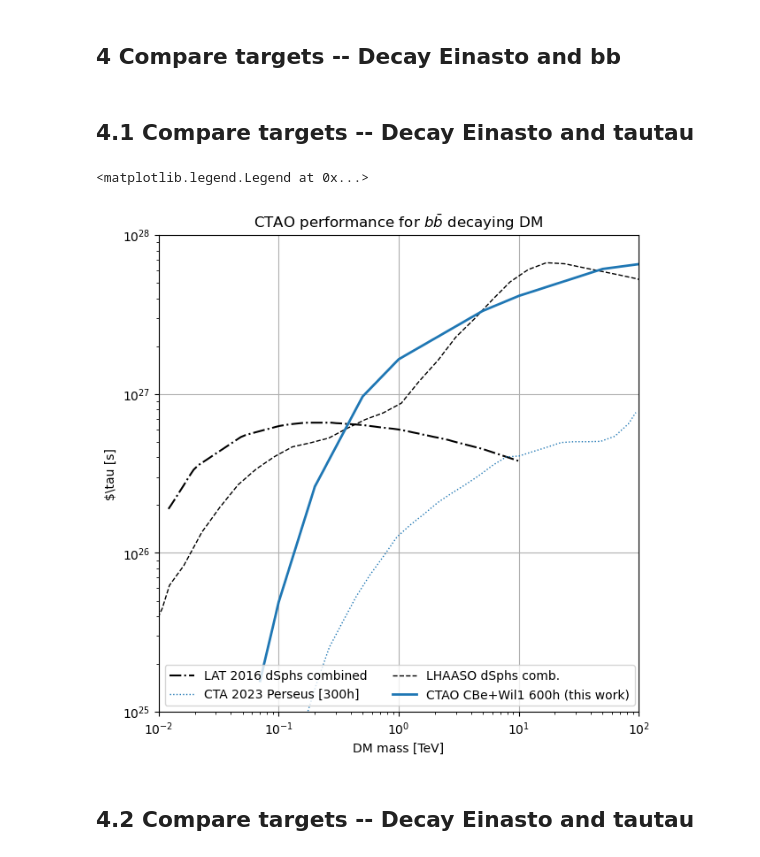
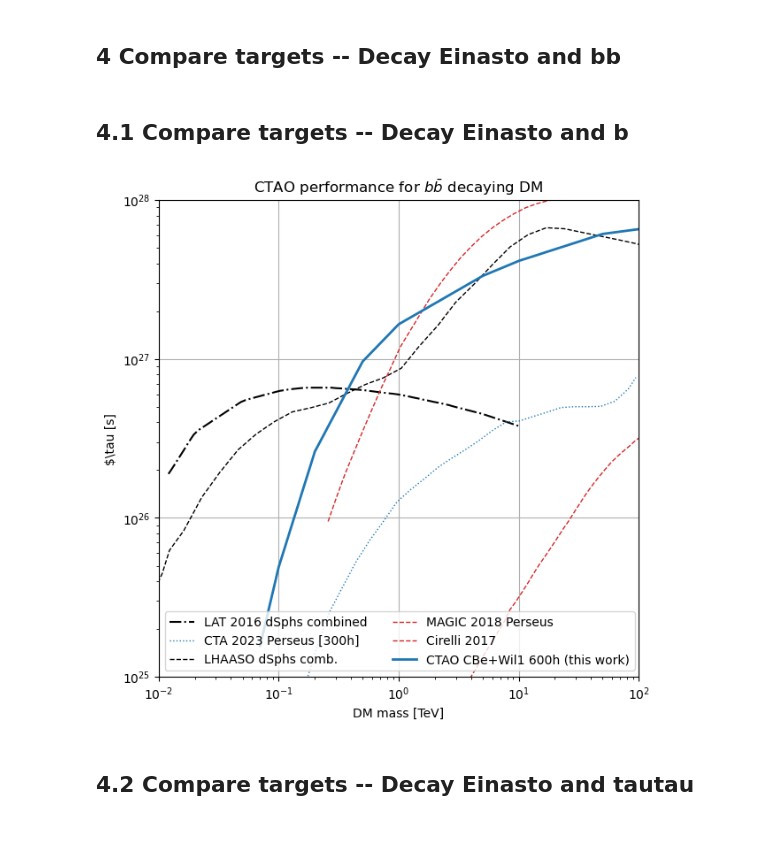
Before and after one commit to micheledoro/gDMbounds, a Jupyter notebook: sandbox/mdoro/makeplot_dsphKSP_compare_target.ipynb, the cells around one changed output. Cells and saved outputs as stored; diff of their text form; code cells hidden in the pictures.

```diff
--- a/sandbox/mdoro/makeplot_dsphKSP_compare_target.ipynb
+++ b/sandbox/mdoro/makeplot_dsphKSP_compare_target.ipynb
@@ -290,6 +292,10 @@ fermi_12_gc_dec_tautau   = ascii.read(pathb + "lat/lat_2012_gc_dec_bb.ecsv")
 fermi_16_mdsph_dec_bb   = ascii.read(pathb + "lat/lat_2016_multidsph_dec_bb.ecsv")
 fermi_16_mdsph_dec_tautau   = ascii.read(pathb + "lat/lat_2016_multidsph_dec_tautau.ecsv")
 
+magic_18_perseus_dec_bb  = ascii.read(pathb + "magic/magic_2018_perseuscluster_dec_bb.ecsv")
+magic_18_perseus_dec_tautau  = ascii.read(pathb + "magic/magic_2018_perseuscluster_dec_tautau.ecsv")
+
+cirelli_dec_bb = ascii.read(path+"sandbox/temp/cirelli_dec_bb.csv")
 #cta_gc_einasto_bb          = ascii.read(pathb  + "cta/cta_2021_gc_ann_bb_sens.ecsv")
 #cta_gc_einasto_tautau      = ascii.read(pathb  + "cta/cta_2021_gc_ann_tautau_sens.ecsv")
 #cta_gc_core_bb             = ascii.read(path  + "sandbox/temp/cta_2021_gc_WW_core.ecsv")
@@ -303,44 +309,47 @@ lhaaso_24_mdsph_dec_tautau  = ascii.read(pathb + "lhaaso/lhaaso_2024_multidsph_d
 thiswork_stack_einasto_600_decay_bb = ascii.read(path + "sandbox/temp/dsphksp_combined_Wil1_and_CBe_Einasto_600h_decay_bb.csv")
 thiswork_stack_einasto_600_decay_tautau = ascii.read(path + "sandbox/temp/dsphksp_combined_Wil1_and_CBe_Einasto_600h_decay_tautau.csv")
 
-#thiswork_uma3_einasto_300_bb = ascii.read(path + "sandbox/temp/dsphksp_uma3_Einasto_300h_bb.csv")
+thiswork_uma3_einasto_300_decay_bb = ascii.read(path + "sandbox/temp/dsphksp_Scl_Einasto_100h_dec_bb.csv")
+thiswork_uma3_einasto_300_decay_tautau = ascii.read(path + "sandbox/temp/dsphksp_Scl_Einasto_100h_dec_tautau.csv")
 # %% [markdown]
-## 4.1 Compare targets -- Decay Einasto and tautau
+## 4.1 Compare targets -- Decay Einasto and b
 # %%
 plt.figure(figsize=(7,7))
 plt.xlabel("DM mass [TeV]")
 plt.ylabel(r"$\tau [s]")
 plt.xlim(1e-2,1e2)
 plt.ylim(1e25,1e28)
 plt.title(r'CTAO performance for $b\bar{b}$ decaying DM')
 
 
 
 # Other instrument limits
 #plt.loglog(fermi_12_gc_dec_bb['mass']*1e-3,fermi_12_gc_dec_bb['tau'],color='k',linestyle='dashdot',label="LAT 2012 GC Halo")
 plt.loglog(fermi_16_mdsph_dec_bb['mass']*1e-3,fermi_16_mdsph_dec_bb['tau'],color='k',linestyle='dashdot',label="LAT 2016 dSphs combined")
 
 plt.loglog(cta_perseus_einasto_decay_bb['mass'],cta_perseus_einasto_decay_bb['tau'], color='tab:blue',linestyle='dotted',linewidth=1,
            label="CTA 2023 Perseus [300h]")
 
 plt.loglog(lhaaso_24_mdsph_dec_bb['mass']*1e-3,lhaaso_24_mdsph_dec_bb['tau'], color='k',linestyle='dashed',linewidth=1,label="LHAASO dSphs comb.")
 
+plt.loglog(magic_18_perseus_dec_bb['mass']*1e-3,magic_18_perseus_dec_bb['tau'], color='tab:red',linestyle='dashed',linewidth=1,label="MAGIC 2018 Perseus ")
+plt.loglog(cirelli_dec_bb['mass']*1e-3,cirelli_dec_bb['tau'], color='tab:red',linestyle='dashed',linewidth=1,label="Cirelli 2017")
+
+
 
 # This work
 plt.loglog(thiswork_stack_einasto_600_decay_bb['mass']*1e-3,thiswork_stack_einasto_600_decay_bb['tau'],label="CTAO CBe+Wil1 600h (this work)", color='tab:blue',linewidth=2)
-#plt.loglog(thiswork_uma3_einasto_300_bb['mass']*1e-3,thiswork_uma3_einasto_300_bb['tau'],label="CTAO UMa3/U1 300h (this work)", color='tab:blue', linestyle='dashed',linewidth=2)
 
+#plt.loglog(thiswork_uma3_einasto_300_decay_bb['mass']*1e-3,thiswork_uma3_einasto_300_decay_bb['tau']*k,label="CTAO UMa3/U1 300h (this work)", color='tab:blue', linestyle='dashed',linewidth=2)
 
-# Steigman reference
-#plt.loglog(steigman['mass']*1e-3,steigman['sigmav'],color='tab:purple',label="Steigman 2012")
-#plt.loglog(steigman['mass']*1e-3, steigman['sigmav'],color='tab:purple',label="Steigman 2012")
 
 
 plt.grid()
 plt.legend(loc="best",ncol=2)
+
+plt.savefig("compare_cta_target_decay_bb.png")
 # %% [output]
-<matplotlib.legend.Legend at 0x...>
-[figure, old version]
+[figure, new version]
 # %% [markdown]
 ## 4.2 Compare targets -- Decay Einasto and tautau
 # %%
```
Also changed, not shown: parts of 4 cells of this notebook.
